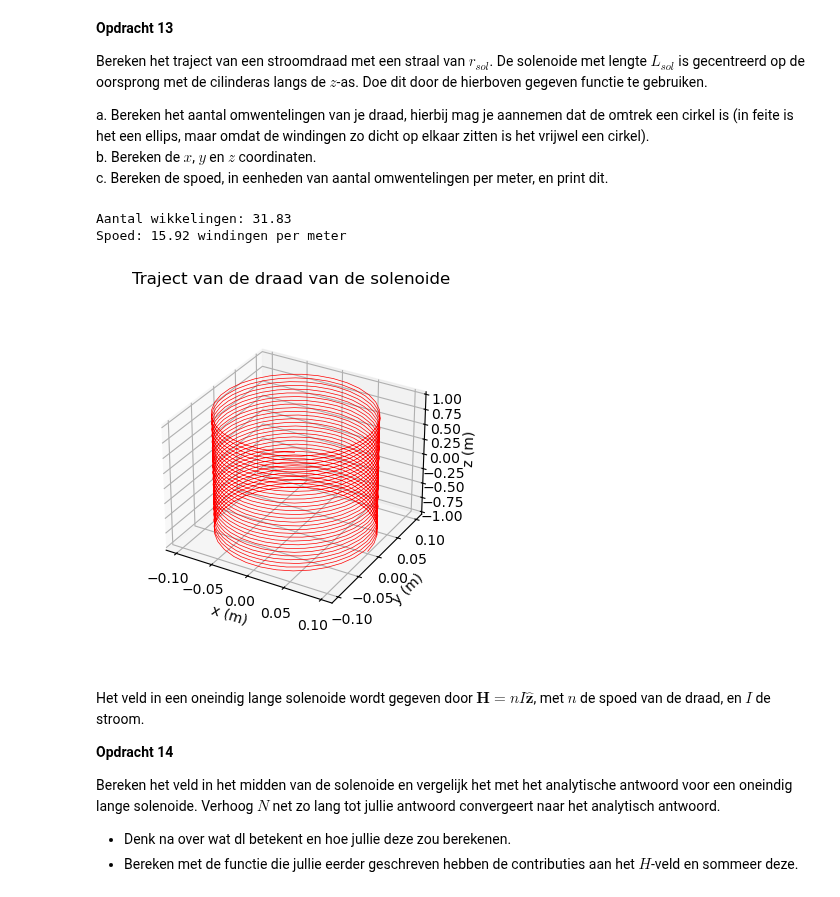
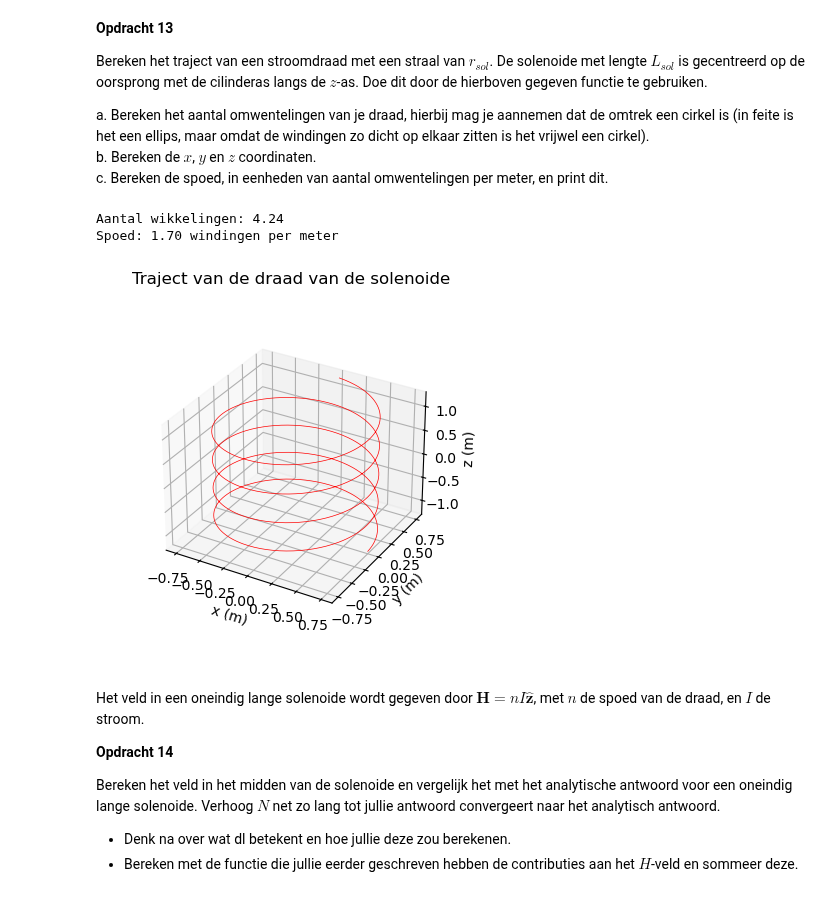
Before and after one commit to owesdorp/opdrachten-DEF-D, a Jupyter notebook: DigitaleOntwerpopdrachten/2KrachtactuatorOpdracht/2KrachtactuatorOpdracht/KrachtactuatorOpdracht.ipynb, the cells around one changed output. Saved outputs shown, nothing was run; the diff lists cells and outputs as text; code cells hidden in the pictures.

```diff
--- a/DigitaleOntwerpopdrachten/2KrachtactuatorOpdracht/2KrachtactuatorOpdracht/KrachtactuatorOpdracht.ipynb
+++ b/DigitaleOntwerpopdrachten/2KrachtactuatorOpdracht/2KrachtactuatorOpdracht/KrachtactuatorOpdracht.ipynb
@@ -566,31 +565,31 @@ b. Bereken de $x$, $y$ en $z$ coordinaten.\
 c. Bereken de spoed, in eenheden van aantal omwentelingen per meter, en print dit.
 # %%
 l_draad = 20# Lengte draad
-r_sol = 0.1# Straal solenoide
-L_sol = 2.0# Lengte solenoide
+r_sol = 0.75 # Straal solenoide
+L_sol = 2.5 # Lengte solenoide
 N = 1000# Aantal "stappen"
-I = 1 # Stroomsterkte Ampere
+I = 0.5 # Stroom
 
 aantal_wikkelingen = l_draad/(2*np.pi*r_sol) # Aantal omwentelingen van de draad
 print(f"Aantal wikkelingen: {aantal_wikkelingen:.2f}")
 
 x,y,z = parametrisatie(N,r_sol,aantal_wikkelingen,L_sol)
 
 spoed = aantal_wikkelingen/L_sol
 print(f"Spoed: {spoed:.2f} windingen per meter")
 
 
 # Enkele plots
 ax=plt.figure().add_subplot(projection='3d')
 plt.title('Traject van de draad van de solenoide')
 plt.plot(x, y, z, '-r', linewidth=0.5)
 ax.set_box_aspect(aspect=None, zoom=0.8)
 ax.set_xlabel('x (m)'), ax.set_ylabel('y (m)'), ax.set_zlabel('z (m)')
 plt.show()
 # %% [output]
-Aantal wikkelingen: 31.83
-Spoed: 15.92 windingen per meter
+Aantal wikkelingen: 4.24
+Spoed: 1.70 windingen per meter
-[figure, old version]
+[figure, new version]
 # %% [markdown]
 Het veld in een oneindig lange solenoide wordt gegeven door $\mathbf{H} = n I \hat{\mathbf{z}}$, met $n$ de spoed van de draad, en $I$ de stroom.
 
```
Also changed, not shown: parts of 6 cells of this notebook.
